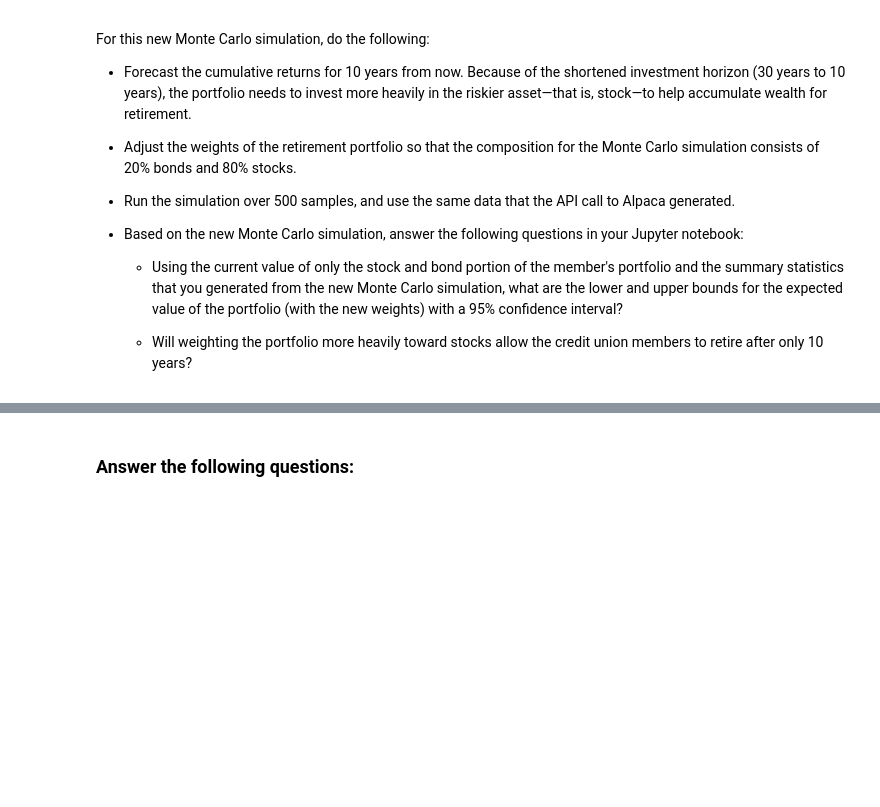
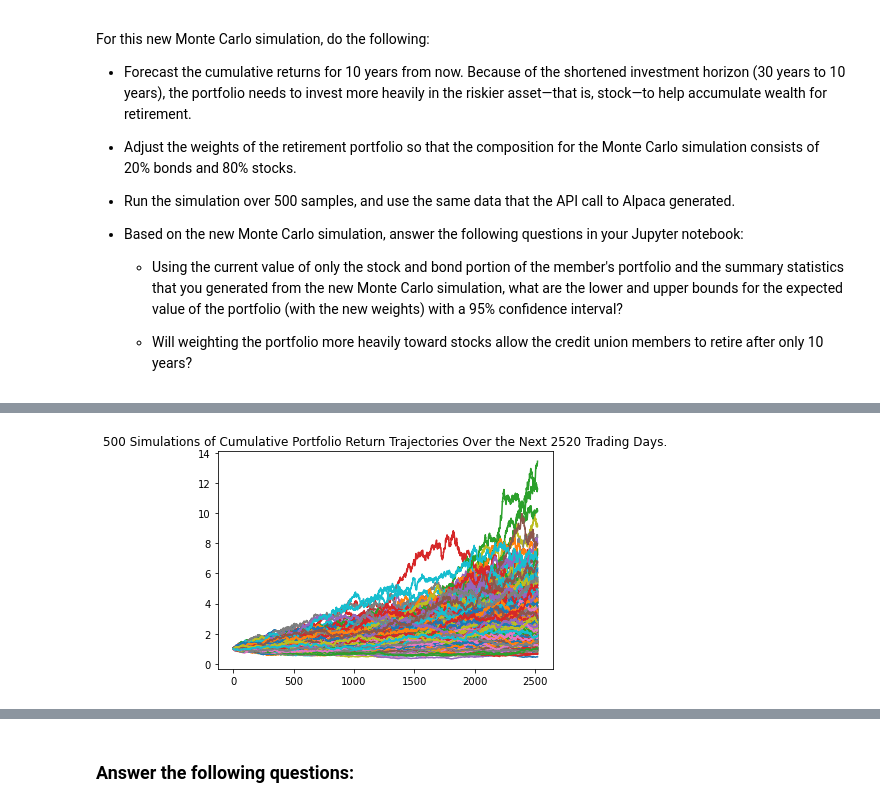
Before and after one commit to sterling-d/Financial-Simulations-Alpaca-API, a Jupyter notebook: Challenge_5_Code/financial_planning_tools.ipynb, the cells around one changed output, grey strips where cells are left out. Cells and saved outputs as stored; diff of their text form; code cells hidden in the pictures; blank space fills up the shorter version.

```diff
--- a/Challenge_5_Code/financial_planning_tools.ipynb
+++ b/Challenge_5_Code/financial_planning_tools.ipynb
@@ -590,7 +657,13 @@ For this new Monte Carlo simulation, do the following:
 # Configure a Monte Carlo simulation to forecast 10 years cumulative returns
 # The weights should be split 20% to AGG and 80% to SPY.
 # Run 500 samples.
-# YOUR CODE HERE
+
+MC_ten_year = MCSimulation(
+    portfolio_data = prices_df,
+    weights = [.80,.20],
+    num_simulation = 500,
+    num_trading_days= 252 * 10)
 
 # Review the simulation input data
-# YOUR CODE HERE
+
+MC_ten_year
@@ -600,7 +718,10 @@ For this new Monte Carlo simulation, do the following:
 # %%
 # Visualize the 10-year Monte Carlo simulation by creating an
 # overlay line plot
-# YOUR CODE HERE
+
+MC_sim_line_plot_two = MC_ten_year.plot_simulation()
+# %% [output]
+[figure, added]
 # %%
 # Visualize the probability distribution of the 10-year Monte Carlo simulation
 # by plotting a histogram
```
Also changed, not shown: parts of 29 cells of this notebook.
